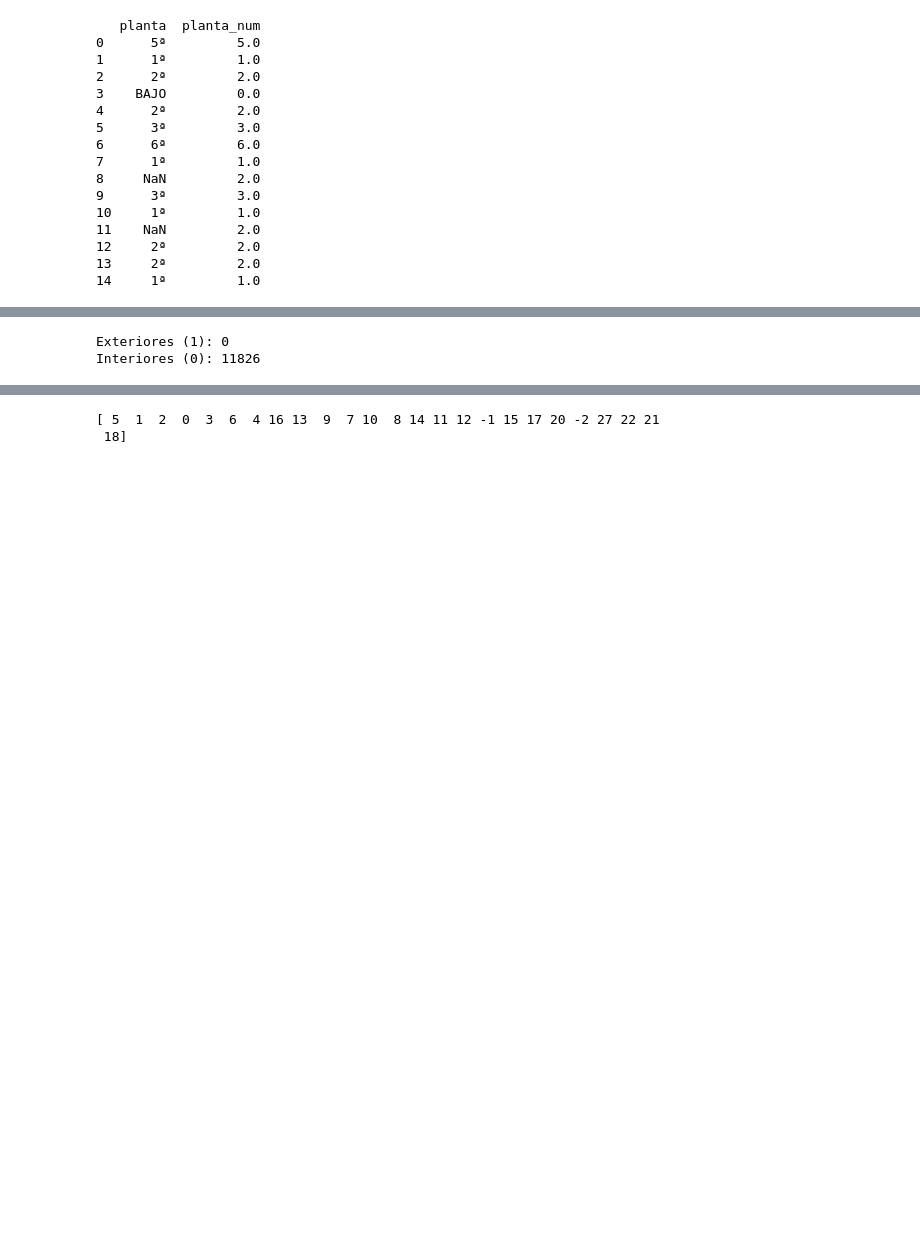
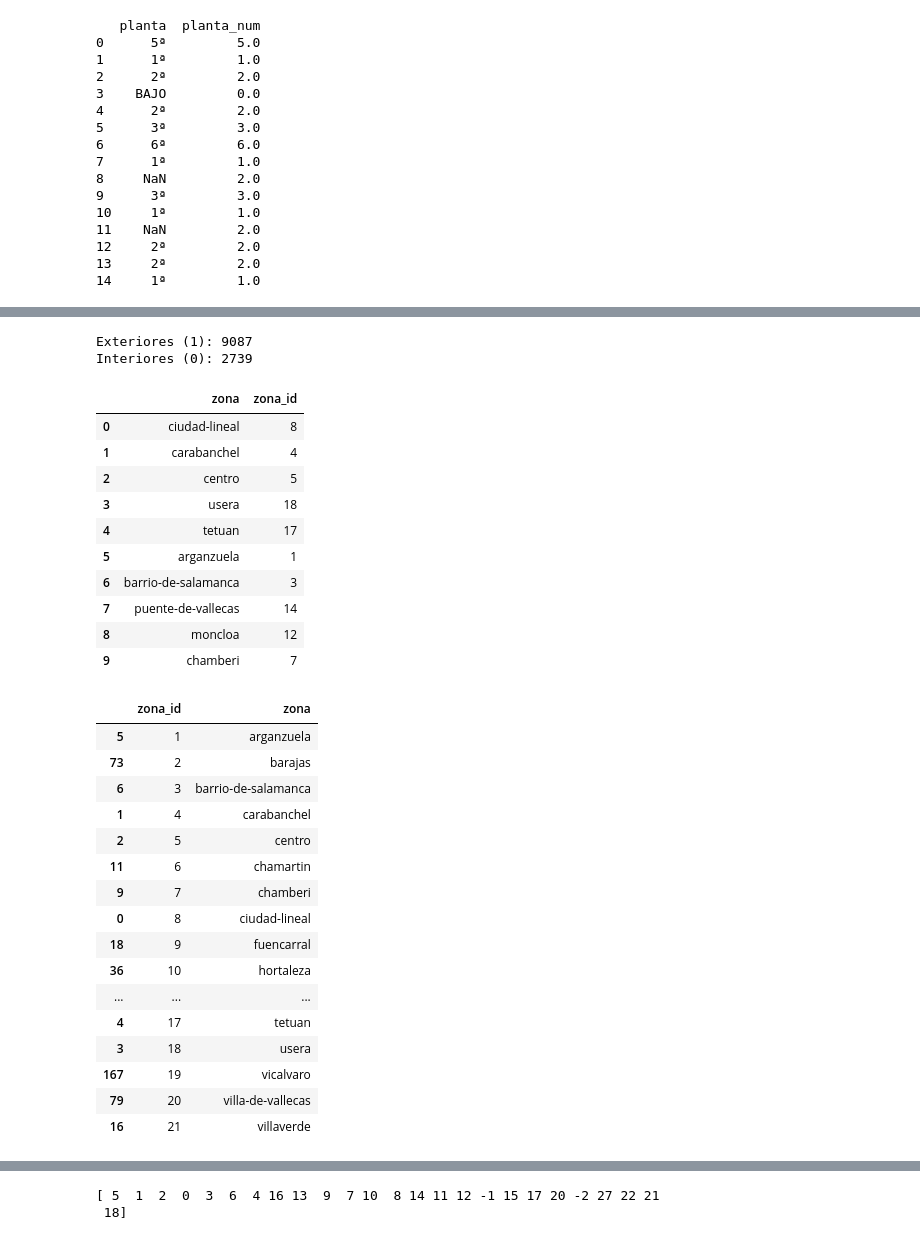
Before and after one commit to Bootcamp-IA-P6/ia-regression-project-team-2, a Jupyter notebook: eda-dataset.ipynb, the cells around one changed output, grey strips where cells are left out. Saved outputs shown, nothing was run; the diff lists cells and outputs as text; code cells hidden in the pictures; blank space fills up the shorter version.

```diff
--- a/eda-dataset.ipynb
+++ b/eda-dataset.ipynb
@@ -191,7 +194,9 @@ KeyError: "['planta'] not in index"
 # %%
 df['habitaciones'] = df['habitaciones'].astype('Int64')
 
-df['localizacion'] = (df['localizacion'] == 'EXTERIOR').astype(int)
+# df['localizacion'] = (df['localizacion'] == 'EXTERIOR').astype(int)
+df['localizacion'] = (df['localizacion'].astype(str).str.upper() == 'EXTERIOR').astype(int)
+df['localizacion'] = df['localizacion'].fillna(0).astype(int)
 
 df['ascensor'] = df['ascensor'].replace({'s': 1, 'n': 0, 'S': 1, 'N': 0}).fillna(0).astype(int)
 
@@ -202,6 +207,44 @@ print(f"Interiores (0): {conteos.get(0, 0)}")
 
 # display(df[df['localizacion'] == 1].head(10))
 # %% [output]
-Exteriores (1): 0
-Interiores (0): 11826
+Exteriores (1): 9087
+Interiores (0): 2739
+# %%
+df['zona_id'] = df['zona'].astype('category').cat.codes
+
+df['zona_id'] = df['zona_id'] + 1
+
+display(df[['zona', 'zona_id']].drop_duplicates().head(10))
+
+with pd.option_context('display.max_rows', None):
+    display(df[['zona_id', 'zona']].drop_duplicates().sort_values('zona_id'))
+# %% [output]
+|  | zona | zona_id |
+| 0 | ciudad-lineal | 8 |
+| 1 | carabanchel | 4 |
+| 2 | centro | 5 |
+| 3 | usera | 18 |
+| 4 | tetuan | 17 |
+| 5 | arganzuela | 1 |
+| 6 | barrio-de-salamanca | 3 |
+| 7 | puente-de-vallecas | 14 |
+| 8 | moncloa | 12 |
+| 9 | chamberi | 7 |
+|  | zona_id | zona |
+| 5 | 1 | arganzuela |
+| 73 | 2 | barajas |
+| 6 | 3 | barrio-de-salamanca |
+| 1 | 4 | carabanchel |
+| 2 | 5 | centro |
+| 11 | 6 | chamartin |
+| 9 | 7 | chamberi |
+| 0 | 8 | ciudad-lineal |
+| 18 | 9 | fuencarral |
+| 36 | 10 | hortaleza |
+| ... | ... | ... |
+| 4 | 17 | tetuan |
+| 3 | 18 | usera |
+| 167 | 19 | vicalvaro |
+| 79 | 20 | villa-de-vallecas |
+| 16 | 21 | villaverde |
 # %%
```
Also changed, not shown: parts of 9 cells of this notebook.
